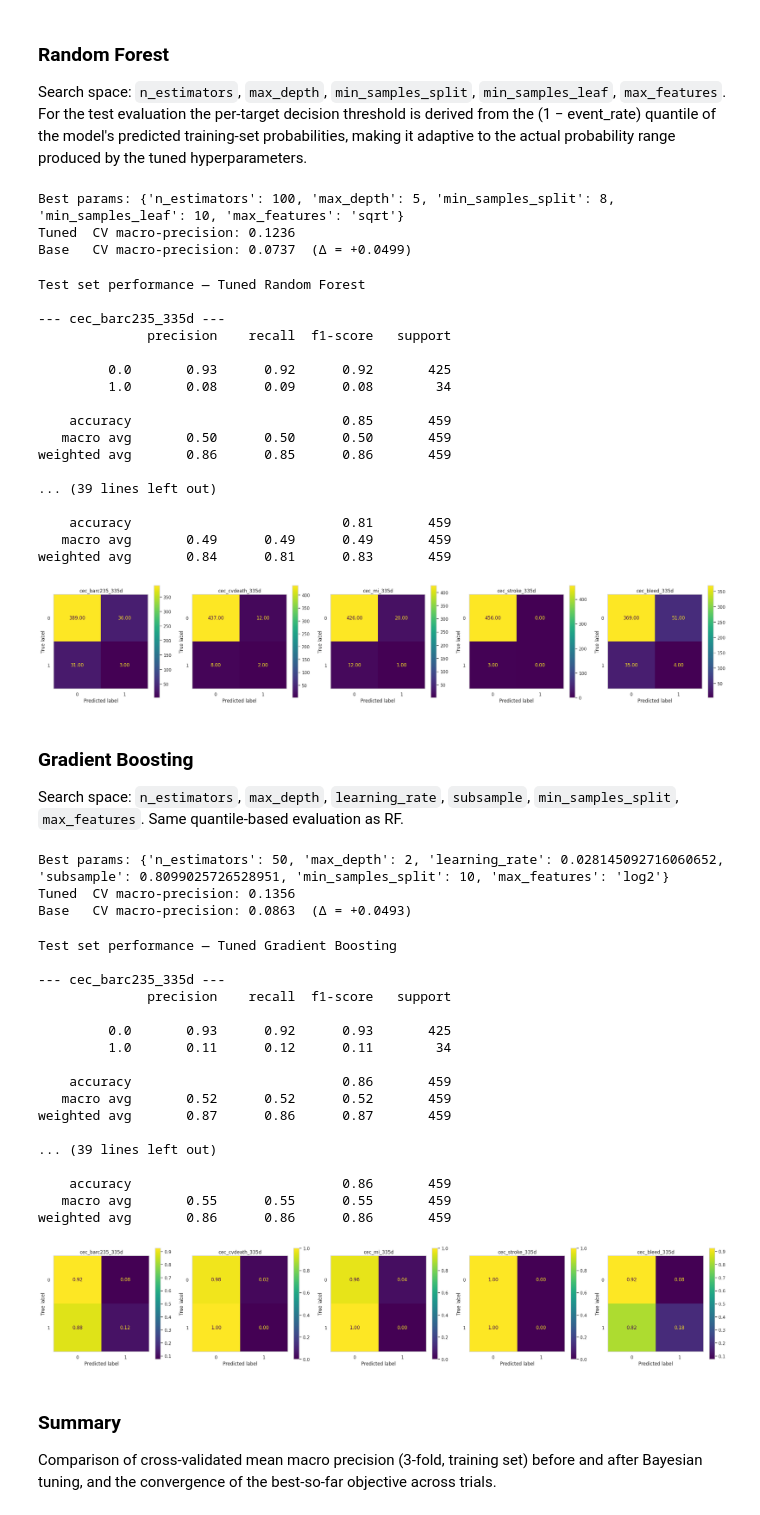
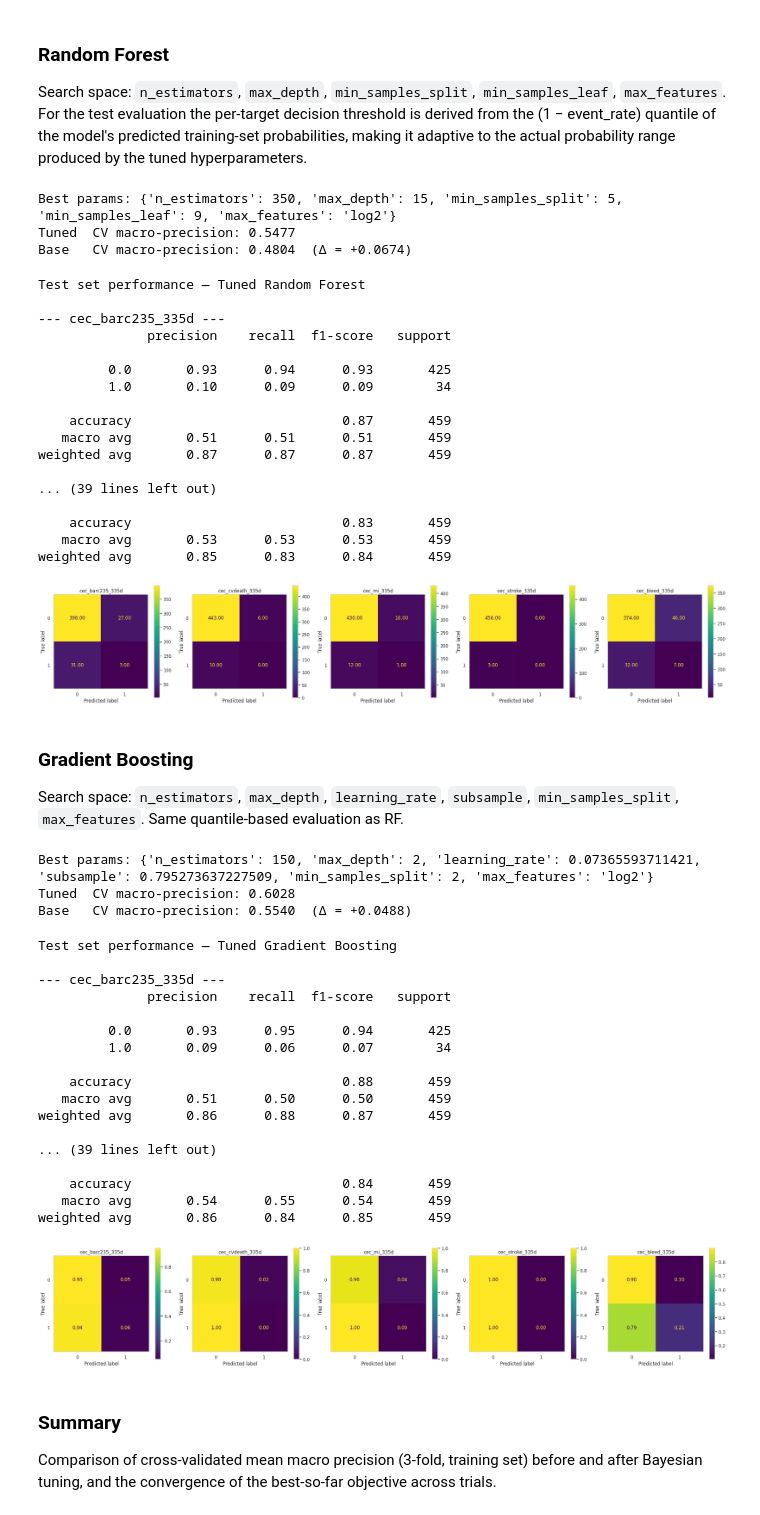
Before and after one commit to TommasoPioda/CATE-estimation-on-the-MASTER-DAPT-trial, a Jupyter notebook: Meta-learning/01_ML_sDAPT.ipynb, the cells around one changed output. Saved outputs shown, nothing was run; the diff lists cells and outputs as text; code cells hidden in the pictures.

```diff
--- a/Meta-learning/01_ML_sDAPT.ipynb
+++ b/Meta-learning/01_ML_sDAPT.ipynb
@@ -160,7 +160,7 @@ X_test = X_test.select_dtypes(include=[np.number])    # keep numeric features on
 # by .predict(): at a ~7-11% event rate the averaged probability across all
 # trees rarely exceeds 0.5, so .predict() would return 0 for every sample.
 pipe = Pipeline([
-    ('imputer', SimpleImputer(strategy='median')),
+    ('imputer', KNNImputer()),
     ('scaler', RobustScaler()),
     ('classifier', MultiOutputClassifier(
         RandomForestClassifier(class_weight='balanced', random_state=42, n_jobs=32)
@@ -229,7 +229,7 @@ X_test = X_test.select_dtypes(include=[np.number])    # keep numeric features on
 # by .predict(): at a ~7-11% event rate the averaged probability across all
 # trees rarely exceeds 0.5, so .predict() would return 0 for every sample.
 pipe = Pipeline([
-    ('imputer', SimpleImputer(strategy='median')),
+    ('imputer', KNNImputer()),
     ('scaler', RobustScaler()),
     ('classifier', MultiOutputClassifier(
         GradientBoostingClassifier(random_state=42)
@@ -362,7 +362,7 @@ Base   CV macro-precision: 0.0821  (Δ = +0.0095)
 # %%
 _p = study_lr.best_params
 best_lr_pipe = Pipeline([
-    ('imputer', SimpleImputer(strategy='median')),
+    ('imputer', KNNImputer()),
     ('scaler', RobustScaler()),
     ('classifier', MultiOutputClassifier(
         LogisticRegression(C=_p['C'], solver=_p['solver'],
@@ -405,11 +405,11 @@ Search space: `n_estimators`, `max_depth`, `min_samples_split`, `min_samples_lea
 # %%
 def _rf_objective(trial):
     pipe = Pipeline([
-        ('imputer', SimpleImputer(strategy='median')),
+        ('imputer', KNNImputer()),
         ('scaler', RobustScaler()),
         ('classifier', MultiOutputClassifier(
             RandomForestClassifier(
-                n_estimators=trial.suggest_int('n_estimators', 50, 200, step=50),
+                n_estimators=trial.suggest_int('n_estimators', 50, 500, step=50),
                 max_depth=trial.suggest_categorical('max_depth', [None, 5, 10, 15, 20]),
                 min_samples_split=trial.suggest_int('min_samples_split', 2, 20),
                 min_samples_leaf=trial.suggest_int('min_samples_leaf', 1, 10),
@@ -424,10 +424,10 @@ def _rf_objective(trial):
 
 study_rf = optuna.create_study(direction='maximize',
                                 sampler=optuna.samplers.TPESampler(seed=42))
-study_rf.optimize(_rf_objective, n_trials=30, show_progress_bar=True)
+study_rf.optimize(_rf_objective, n_trials=50, show_progress_bar=True)
 
 _baseline_rf_precision = mean_cv_precision(Pipeline([
-    ('imputer', SimpleImputer(strategy='median')),
+    ('imputer', KNNImputer()),
     ('scaler', RobustScaler()),
     ('classifier', MultiOutputClassifier(
         RandomForestClassifier(class_weight='balanced', random_state=42, n_jobs=2),
@@ -440,13 +440,13 @@ print(f'Tuned  CV macro-precision: {study_rf.best_value:.4f}')
 print(f'Base   CV macro-precision: {_baseline_rf_precision:.4f}  '
       f'(Δ = {study_rf.best_value - _baseline_rf_precision:+.4f})')
 # %% [output]
-Best params: {'n_estimators': 100, 'max_depth': 5, 'min_samples_split': 8, 'min_samples_leaf': 10, 'max_features': 'sqrt'}
-Tuned  CV macro-precision: 0.1236
-Base   CV macro-precision: 0.0737  (Δ = +0.0499)
+Best params: {'n_estimators': 350, 'max_depth': 15, 'min_samples_split': 5, 'min_samples_leaf': 9, 'max_features': 'log2'}
+Tuned  CV macro-precision: 0.5477
+Base   CV macro-precision: 0.4804  (Δ = +0.0674)
 # %%
 _p = study_rf.best_params
 best_rf_pipe = Pipeline([
-    ('imputer', SimpleImputer(strategy='median')),
+    ('imputer', KNNImputer()),
     ('scaler', RobustScaler()),
     ('classifier', MultiOutputClassifier(
         RandomForestClassifier(
@@ -481,18 +481,18 @@ Test set performance — Tuned Random Forest
 --- cec_barc235_335d ---
               precision    recall  f1-score   support
 
-         0.0       0.93      0.92      0.92       425
-         1.0       0.08      0.09      0.08        34
+         0.0       0.93      0.94      0.93       425
+         1.0       0.10      0.09      0.09        34
 
-    accuracy                           0.85       459
-   macro avg       0.50      0.50      0.50       459
-weighted avg       0.86      0.85      0.86       459
+    accuracy                           0.87       459
+   macro avg       0.51      0.51      0.51       459
+weighted avg       0.87      0.87      0.87       459
 
 ... (39 lines left out)
 
-    accuracy                           0.81       459
-   macro avg       0.49      0.49      0.49       459
-weighted avg       0.84      0.81      0.83       459
+    accuracy                           0.83       459
+   macro avg       0.53      0.53      0.53       459
+weighted avg       0.85      0.83      0.84       459
 [figure]
 # %% [markdown]
 ### Gradient Boosting
@@ -501,11 +501,11 @@ Search space: `n_estimators`, `max_depth`, `learning_rate`, `subsample`, `min_sa
 # %%
 def _gb_objective(trial):
     pipe = Pipeline([
-        ('imputer', SimpleImputer(strategy='median')),
+        ('imputer', KNNImputer()),
         ('scaler', RobustScaler()),
         ('classifier', MultiOutputClassifier(
             GradientBoostingClassifier(
-                n_estimators=trial.suggest_int('n_estimators', 50, 200, step=50),
+                n_estimators=trial.suggest_int('n_estimators', 50, 500, step=50),
                 max_depth=trial.suggest_int('max_depth', 2, 6),
                 learning_rate=trial.suggest_float('learning_rate', 0.01, 0.3, log=True),
                 subsample=trial.suggest_float('subsample', 0.6, 1.0),
@@ -521,10 +521,10 @@ def _gb_objective(trial):
 
 study_gb = optuna.create_study(direction='maximize',
                                 sampler=optuna.samplers.TPESampler(seed=42))
-study_gb.optimize(_gb_objective, n_trials=20, show_progress_bar=True)
+study_gb.optimize(_gb_objective, n_trials=50, show_progress_bar=True)
 
 _baseline_gb_precision = mean_cv_precision(Pipeline([
-    ('imputer', SimpleImputer(strategy='median')),
+    ('imputer', KNNImputer()),
     ('scaler', RobustScaler()),
     ('classifier', MultiOutputClassifier(
         GradientBoostingClassifier(random_state=42),
@@ -537,55 +537,55 @@ print(f'Tuned  CV macro-precision: {study_gb.best_value:.4f}')
 print(f'Base   CV macro-precision: {_baseline_gb_precision:.4f}  '
       f'(Δ = {study_gb.best_value - _baseline_gb_precision:+.4f})')
 # %% [output]
-Best params: {'n_estimators': 50, 'max_depth': 2, 'learning_rate': 0.028145092716060652, 'subsample': 0.8099025726528951, 'min_samples_split': 10, 'max_features': 'log2'}
-Tuned  CV macro-precision: 0.1356
-Base   CV macro-precision: 0.0863  (Δ = +0.0493)
+Best params: {'n_estimators': 150, 'max_depth': 2, 'learning_rate': 0.07365593711421, 'subsample': 0.795273637227509, 'min_samples_split': 2, 'max_features': 'log2'}
+Tuned  CV macro-precision: 0.6028
+Base   CV macro-precision: 0.5540  (Δ = +0.0488)
 # %%
 _p = study_gb.best_params
 best_gb_pipe = Pipeline([
-    ('imputer', SimpleImputer(strategy='median')),
+    ('imputer', KNNImputer()),
     ('scaler', RobustScaler()),
     ('classifier', MultiOutputClassifier(
         GradientBoostingClassifier(
             n_estimators=_p['n_estimators'], max_depth=_p['max_depth'],
             learning_rate=_p['learning_rate'], subsample=_p['subsample'],
             min_samples_split=_p['min_samples_split'], max_features=_p['max_features'],
             random_state=42,
         ),
         n_jobs=-1,
     )),
 ])
 best_gb_pipe.fit(X_train, y_train)
 
 # Same out-of-fold quantile thresholds as for the tuned RF above, for consistency.
 _thresholds = event_rate_thresholds(best_gb_pipe, X_train, y_train)
 
 print('Test set performance — Tuned Gradient Boosting')
 _y_pred = predict_with_threshold(best_gb_pipe, X_test, _thresholds)
 for i, col in enumerate(y_test.columns):
     print(f"\n--- {col} ---")
     print(classification_report(y_test.iloc[:, i], _y_pred[:, i], zero_division=0))
 
 plot_confusion_matrices(y_test, _y_pred)
 # %% [output]
 Test set performance — Tuned Gradient Boosting
 
 --- cec_barc235_335d ---
               precision    recall  f1-score   support
 
-         0.0       0.93      0.92      0.93       425
-         1.0       0.11      0.12      0.11        34
+         0.0       0.93      0.95      0.94       425
+         1.0       0.09      0.06      0.07        34
 
-    accuracy                           0.86       459
-   macro avg       0.52      0.52      0.52       459
-weighted avg       0.87      0.86      0.87       459
+    accuracy                           0.88       459
+   macro avg       0.51      0.50      0.50       459
+weighted avg       0.86      0.88      0.87       459
 
 ... (39 lines left out)
 
-    accuracy                           0.86       459
-   macro avg       0.55      0.55      0.55       459
-weighted avg       0.86      0.86      0.86       459
+    accuracy                           0.84       459
+   macro avg       0.54      0.55      0.54       459
+weighted avg       0.86      0.84      0.85       459
-[figure, old version]
+[figure, new version]
 # %% [markdown]
 ### Summary
 
```
Also changed, not shown: parts of 12 cells of this notebook, 1 other file.
